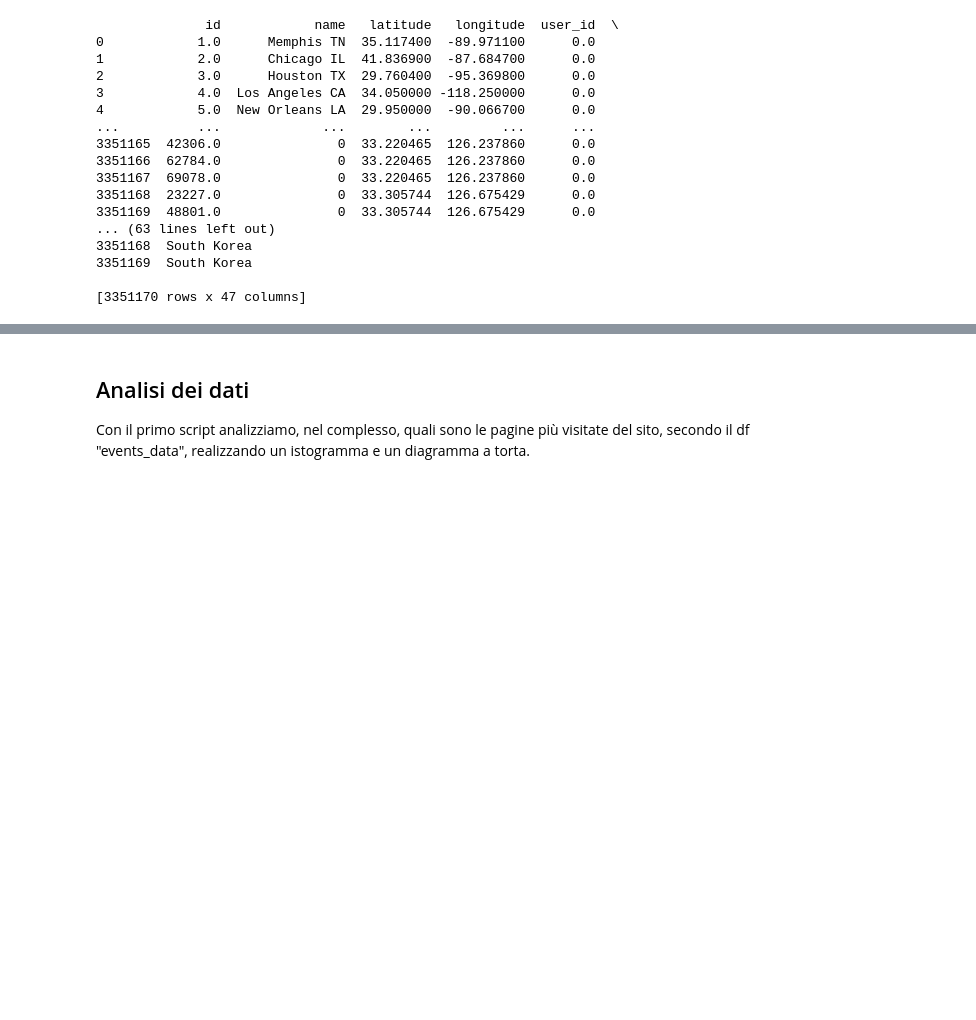
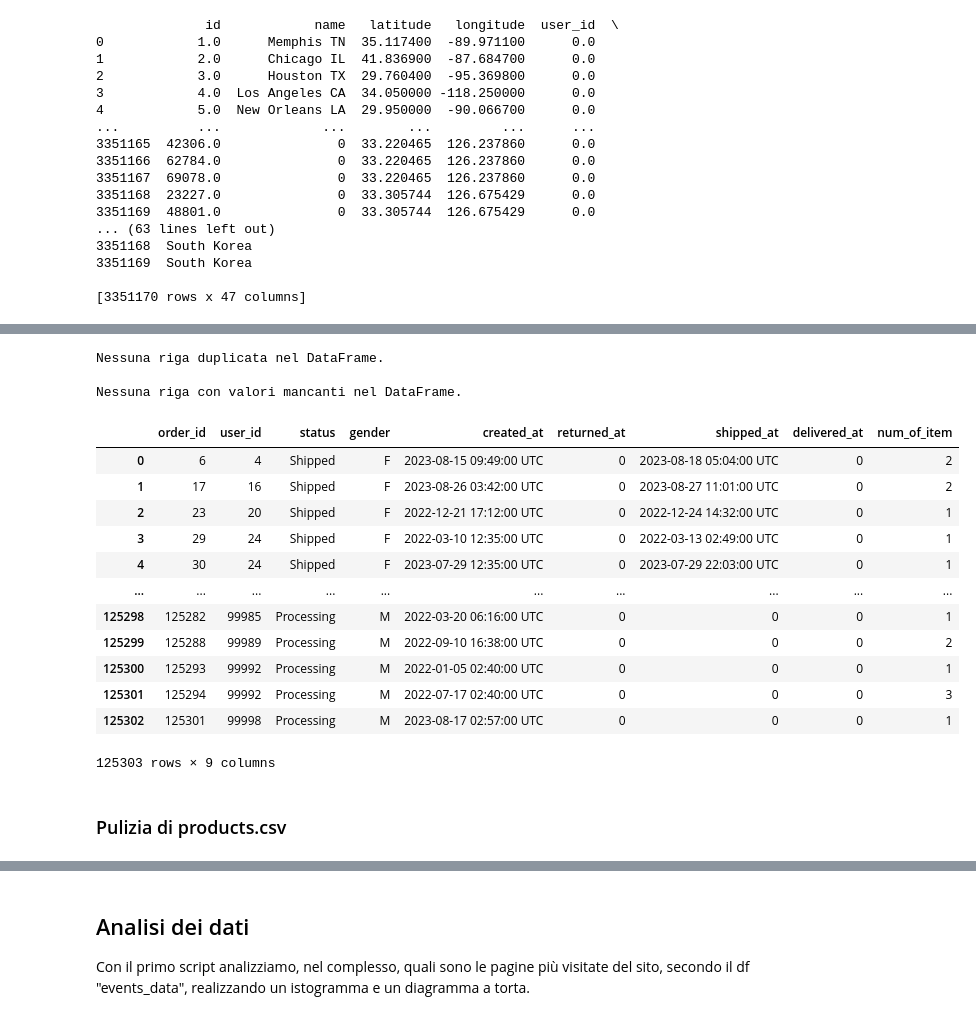
Before and after one commit to dangelodavide/Data-Analytics-Capstone-Project, a Jupyter notebook: dataAnalysis.ipynb, the cells around one changed output, grey strips where cells are left out. Drawn from its saved outputs; the diff is of its cells as text; code cells hidden in the pictures; blank space fills up the shorter version.

```diff
--- a/dataAnalysis.ipynb
+++ b/dataAnalysis.ipynb
@@ -197,0 +424,12 @@ print(combined_data)
+# %%
+import pandas as pd
+
+orders_data = pd.read_csv('orders.csv')
+
+valori_nan = orders_data.isnull().values.any()
+
+if valori_nan:
+    print("Il DataFrame contiene valori NaN.")
+else:
+    print("Il DataFrame non contiene valori NaN.")
+orders_data.isnull().sum()
@@ -197,0 +448,10 @@ print(combined_data)
+# %%
+valori_nan = orders_data.isnull().values.any()
+
+orders_data.fillna(0, inplace=True)
+
+if valori_nan:
+    print("Il DataFrame contiene valori NaN.")
+else:
+    print("Il DataFrame non contiene valori NaN.")
+orders_data.isnull().sum()
@@ -197,0 +470,38 @@ print(combined_data)
+# %%
+# Verifica la presenza di righe duplicate
+duplicati = orders_data[orders_data.duplicated()]
+if not duplicati.empty:
+    print("Sono presenti righe duplicate nel DataFrame:")
+    print(duplicati)
+else:
+    print("Nessuna riga duplicata nel DataFrame.")
+
+# Verifica la presenza di righe vuote (NaN)
+righe_vuote = orders_data[orders_data.isnull().any(axis=1)]
+if not righe_vuote.empty:
+    print("\nSono presenti righe con valori mancanti nel DataFrame:")
+    print(righe_vuote)
+else:
+    print("\nNessuna riga con valori mancanti nel DataFrame.")
+# %% [output]
+Nessuna riga duplicata nel DataFrame.
+
+Nessuna riga con valori mancanti nel DataFrame.
+# %%
+orders_data
+# %% [output]
+|  | order_id | user_id | status | gender | created_at | returned_at | shipped_at | delivered_at | num_of_item |
+| 0 | 6 | 4 | Shipped | F | 2023-08-15 09:49:00 UTC | 0 | 2023-08-18 05:04:00 UTC | 0 | 2 |
+| 1 | 17 | 16 | Shipped | F | 2023-08-26 03:42:00 UTC | 0 | 2023-08-27 11:01:00 UTC | 0 | 2 |
+| 2 | 23 | 20 | Shipped | F | 2022-12-21 17:12:00 UTC | 0 | 2022-12-24 14:32:00 UTC | 0 | 1 |
+| 3 | 29 | 24 | Shipped | F | 2022-03-10 12:35:00 UTC | 0 | 2022-03-13 02:49:00 UTC | 0 | 1 |
+| 4 | 30 | 24 | Shipped | F | 2023-07-29 12:35:00 UTC | 0 | 2023-07-29 22:03:00 UTC | 0 | 1 |
+| ... | ... | ... | ... | ... | ... | ... | ... | ... | ... |
+| 125298 | 125282 | 99985 | Processing | M | 2022-03-20 06:16:00 UTC | 0 | 0 | 0 | 1 |
+| 125299 | 125288 | 99989 | Processing | M | 2022-09-10 16:38:00 UTC | 0 | 0 | 0 | 2 |
+| 125300 | 125293 | 99992 | Processing | M | 2022-01-05 02:40:00 UTC | 0 | 0 | 0 | 1 |
+| 125301 | 125294 | 99992 | Processing | M | 2022-07-17 02:40:00 UTC | 0 | 0 | 0 | 3 |
+| 125302 | 125301 | 99998 | Processing | M | 2023-08-17 02:57:00 UTC | 0 | 0 | 0 | 1 |
+125303 rows × 9 columns
+# %% [markdown]
+### Pulizia di products.csv
```
Also changed, not shown: parts of 45 cells of this notebook.
